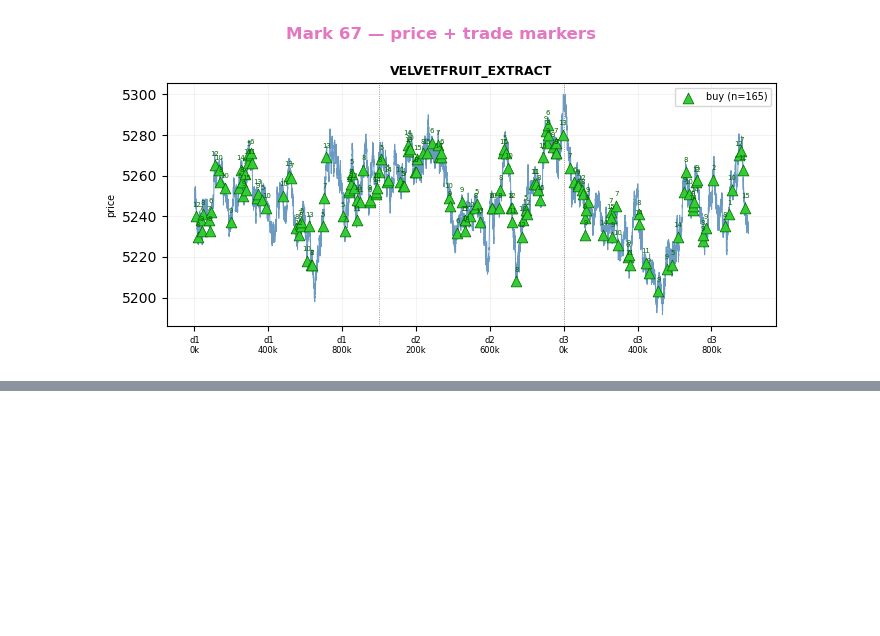
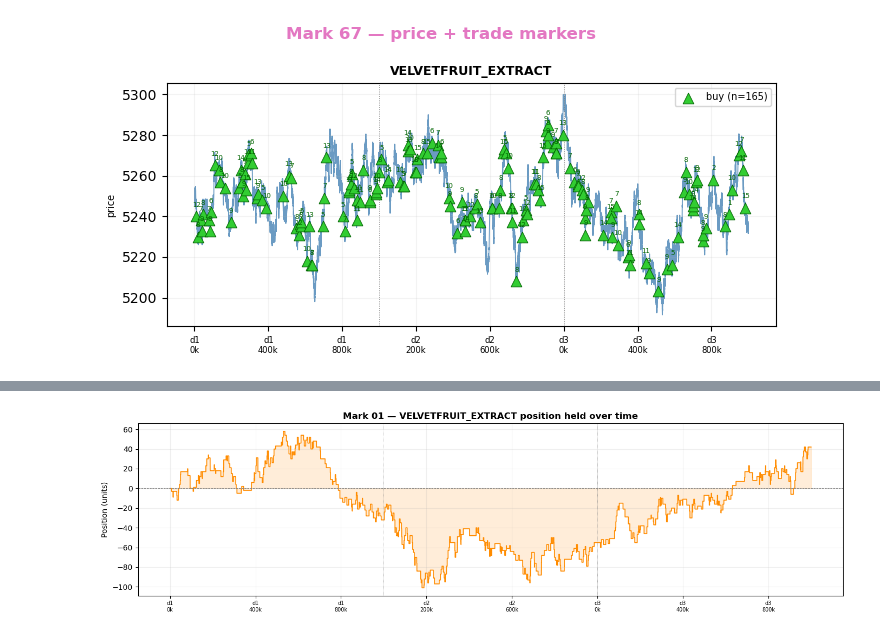
Before and after one commit to SakshamAror/IMC-Prosperity-4, a Jupyter notebook: round4_bots.ipynb, the cells around one changed output, grey strips where cells are left out. Cells and saved outputs as stored; diff of their text form; code cells hidden in the pictures; blank space fills up the shorter version.

```diff
--- a/round4_bots.ipynb
+++ b/round4_bots.ipynb
@@ -254,0 +287,14 @@ for bot in BOTS:
+# %%
+fig, ax = plt.subplots(figsize=(14, 4))
+ax.step(merged['abs_ts'], merged['cum_qty'], color='darkorange', lw=1.2, where='post')
+ax.fill_between(merged['abs_ts'], merged['cum_qty'], alpha=0.15, color='darkorange', step='post')
+ax.axhline(0, color='grey', lw=0.7, ls='--')
+day_vlines(ax)
+ax.set_xticks(XT_POS[::2]); ax.set_xticklabels(XT_LBL[::2], fontsize=7)
+ax.set_title(f'{BOT} — {PROD} position held over time', fontweight='bold')
+ax.set_ylabel('Position (units)')
+ax.grid(True, alpha=0.2)
+plt.tight_layout()
+plt.show()
+# %% [output]
+[figure, added]
```
Also changed, not shown: parts of 2 cells of this notebook, 1 other file.
